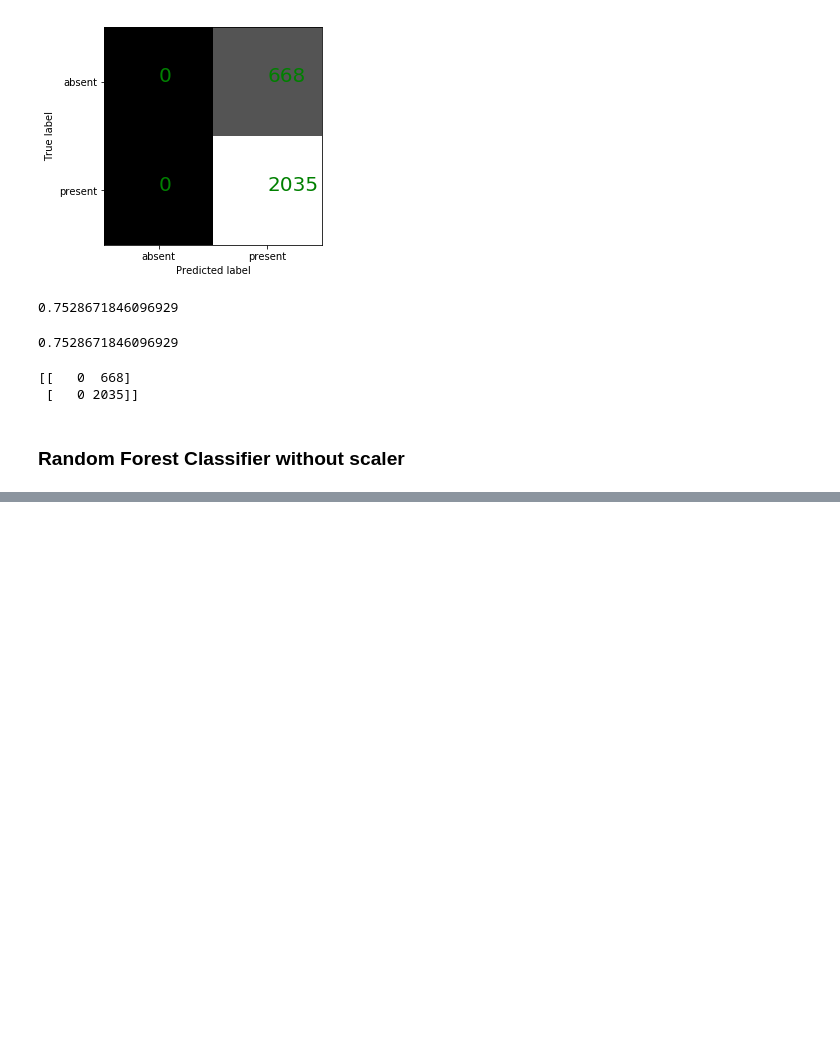
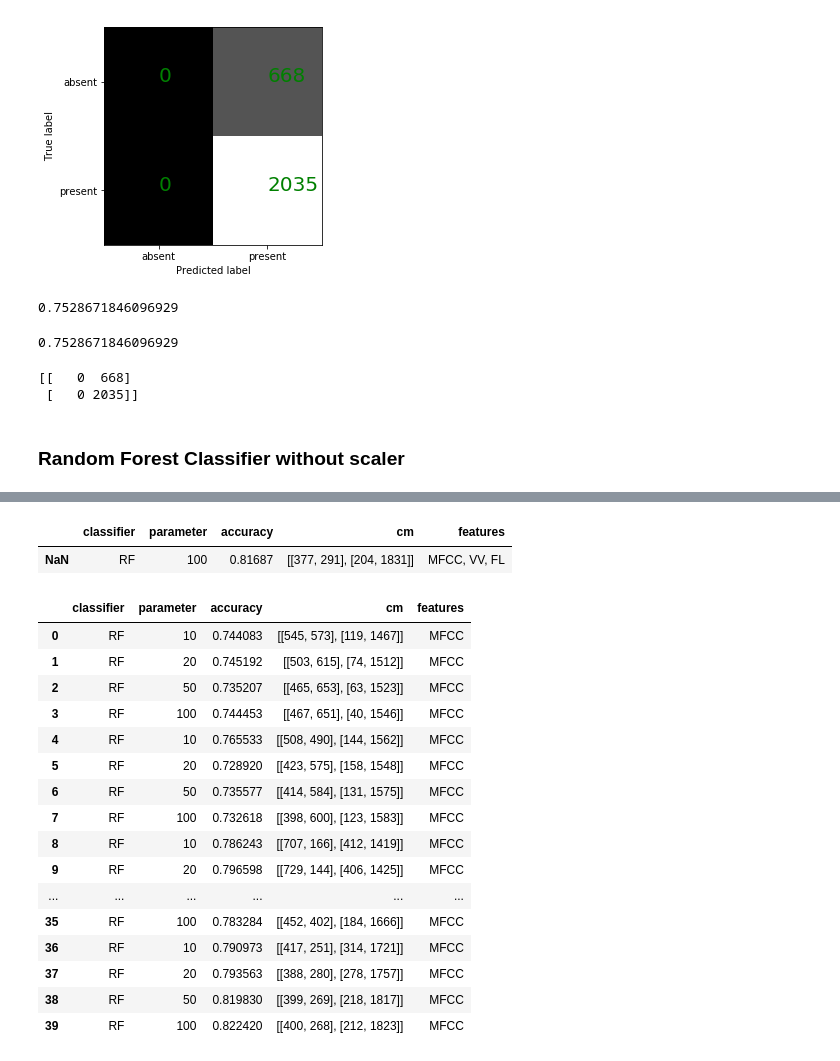
Before and after one commit to shayenne/vocaldetection, a Jupyter notebook: scripts/TrainModels_SVD.ipynb, the cells around one changed output, grey strips where cells are left out. Drawn from its saved outputs; the diff is of its cells as text; code cells hidden in the pictures; blank space fills up the shorter version.

```diff
--- a/scripts/TrainModels_SVD.ipynb
+++ b/scripts/TrainModels_SVD.ipynb
@@ -301 +321,6 @@ for train_index, test_index in kf.split(X):
+# %%
+results_rf
+# %% [output]
+|  | classifier | parameter | accuracy | cm | features |
+| NaN | RF | 100 | 0.81687 | [[377, 291], [204, 1831]] | MFCC, VV, FL |
 # %%
@@ -303,3 +331,23 @@ results_rf.to_pickle('results_random_forest.pkl')
+# %%
+results_rf
+# %% [output]
+|  | classifier | parameter | accuracy | cm | features |
+| 0 | RF | 10 | 0.744083 | [[545, 573], [119, 1467]] | MFCC |
+| 1 | RF | 20 | 0.745192 | [[503, 615], [74, 1512]] | MFCC |
+| 2 | RF | 50 | 0.735207 | [[465, 653], [63, 1523]] | MFCC |
+| 3 | RF | 100 | 0.744453 | [[467, 651], [40, 1546]] | MFCC |
+| 4 | RF | 10 | 0.765533 | [[508, 490], [144, 1562]] | MFCC |
+| 5 | RF | 20 | 0.728920 | [[423, 575], [158, 1548]] | MFCC |
+| 6 | RF | 50 | 0.735577 | [[414, 584], [131, 1575]] | MFCC |
+| 7 | RF | 100 | 0.732618 | [[398, 600], [123, 1583]] | MFCC |
+| 8 | RF | 10 | 0.786243 | [[707, 166], [412, 1419]] | MFCC |
+| 9 | RF | 20 | 0.796598 | [[729, 144], [406, 1425]] | MFCC |
+| ... | ... | ... | ... | ... | ... |
+| 35 | RF | 100 | 0.783284 | [[452, 402], [184, 1666]] | MFCC |
+| 36 | RF | 10 | 0.790973 | [[417, 251], [314, 1721]] | MFCC |
+| 37 | RF | 20 | 0.793563 | [[388, 280], [278, 1757]] | MFCC |
+| 38 | RF | 50 | 0.819830 | [[399, 269], [218, 1817]] | MFCC |
+| 39 | RF | 100 | 0.822420 | [[400, 268], [212, 1823]] | MFCC |
 # %%
 import seaborn as sns
 ax = sns.boxplot(x="parameter", y="accuracy", data=results_rf)
```
Also changed, not shown: parts of 14 cells of this notebook.
